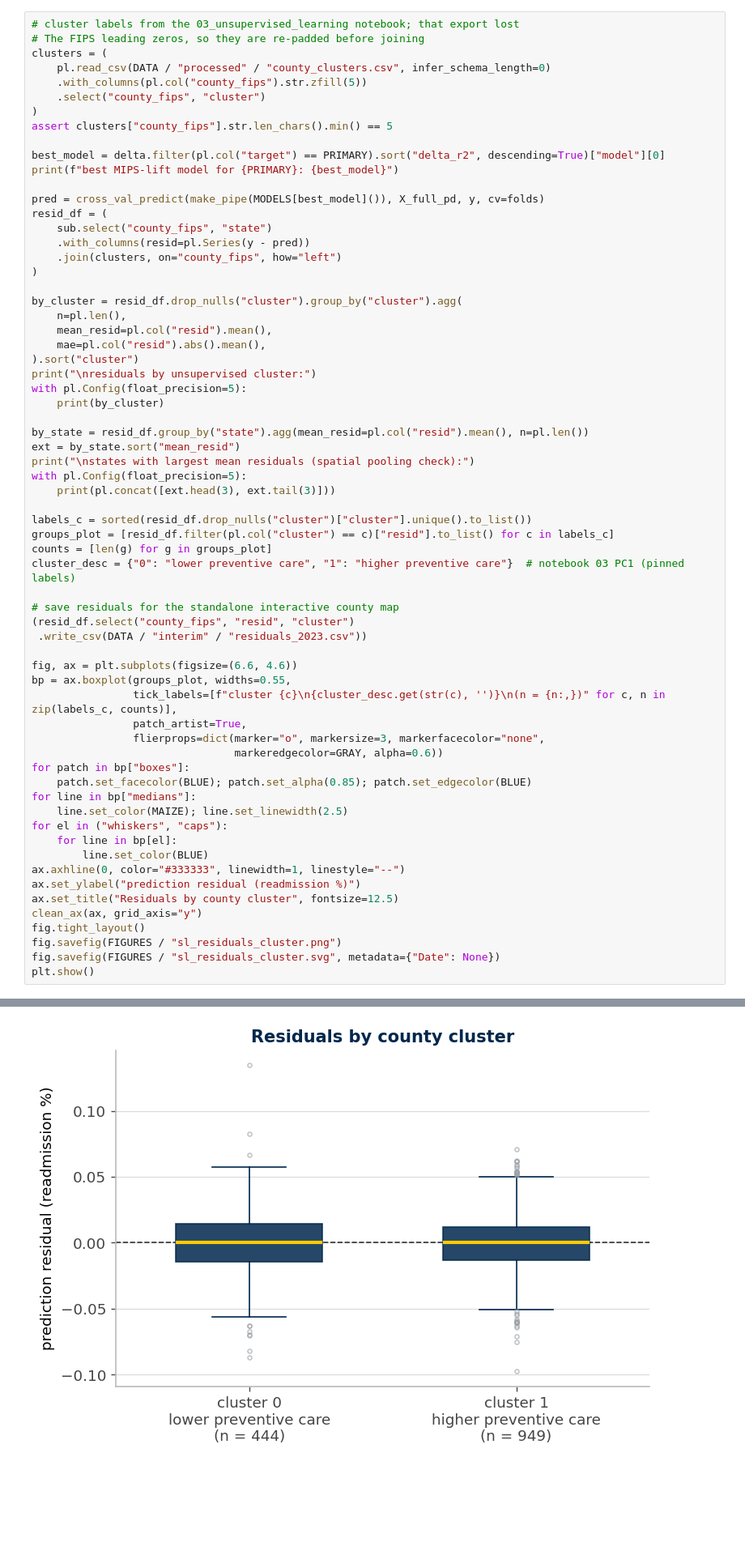
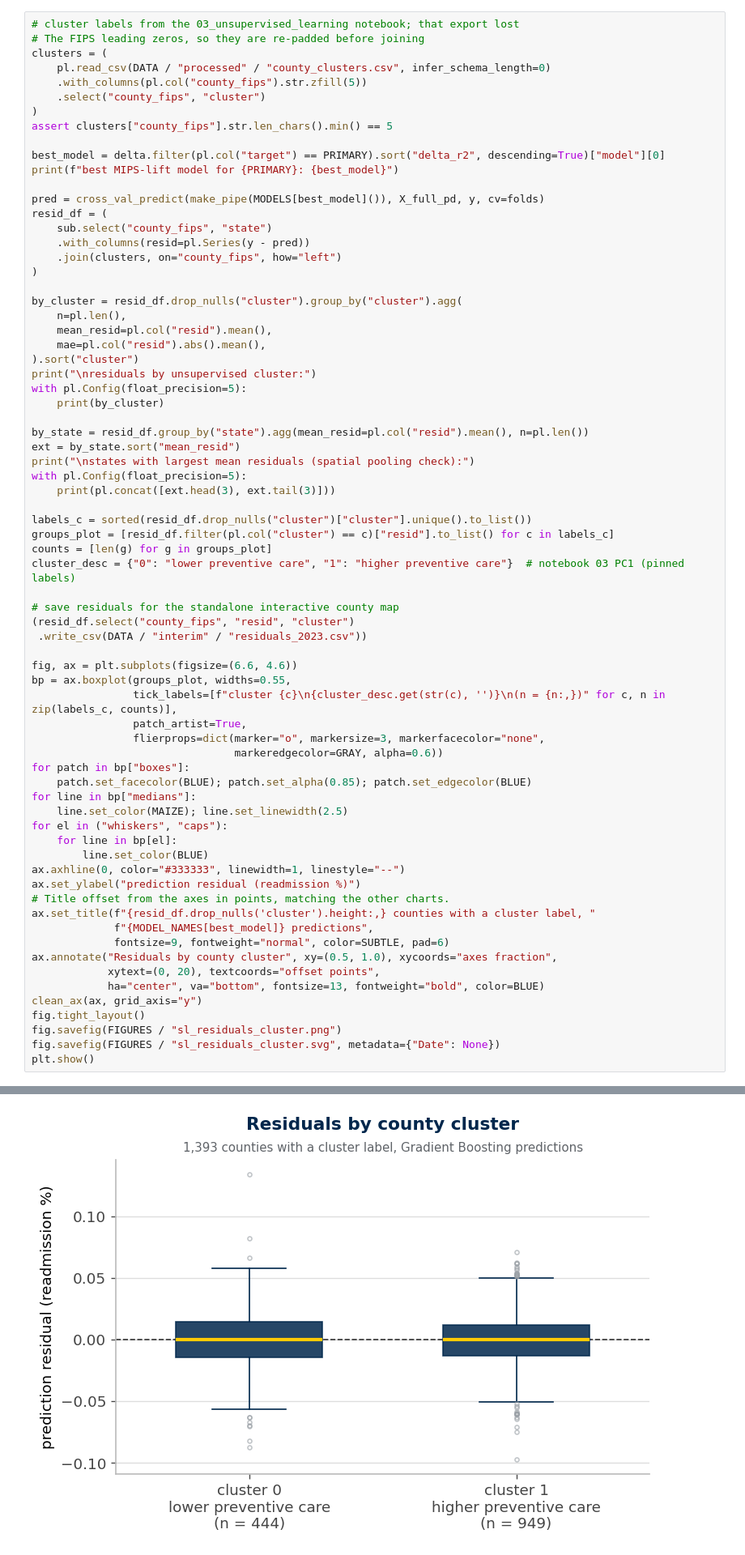
Before and after one commit to memckay/mads-capstone, a Jupyter notebook: notebooks/04_supervised_learning.ipynb, the cells around one changed output, grey strips where cells are left out. Shown at 81% size. Cells and saved outputs as stored; diff of their text form; blank space fills up the shorter version.

```diff
--- a/notebooks/04_supervised_learning.ipynb
+++ b/notebooks/04_supervised_learning.ipynb
@@ -1268,35 +1285,41 @@ for patch in bp["boxes"]:
 for line in bp["medians"]:
     line.set_color(MAIZE); line.set_linewidth(2.5)
 for el in ("whiskers", "caps"):
     for line in bp[el]:
         line.set_color(BLUE)
 ax.axhline(0, color="#333333", linewidth=1, linestyle="--")
 ax.set_ylabel("prediction residual (readmission %)")
-ax.set_title("Residuals by county cluster", fontsize=12.5)
+# Title offset from the axes in points, matching the other charts.
+ax.set_title(f"{resid_df.drop_nulls('cluster').height:,} counties with a cluster label, "
+             f"{MODEL_NAMES[best_model]} predictions",
+             fontsize=9, fontweight="normal", color=SUBTLE, pad=6)
+ax.annotate("Residuals by county cluster", xy=(0.5, 1.0), xycoords="axes fraction",
+            xytext=(0, 20), textcoords="offset points",
+            ha="center", va="bottom", fontsize=13, fontweight="bold", color=BLUE)
 clean_ax(ax, grid_axis="y")
 fig.tight_layout()
 fig.savefig(FIGURES / "sl_residuals_cluster.png")
 fig.savefig(FIGURES / "sl_residuals_cluster.svg", metadata={"Date": None})
 plt.show()
 # %% [output]
 best MIPS-lift model for readmission_pct: grad_boost
 
 residuals by unsupervised cluster:
 shape: (2, 4)
 ┌─────────┬─────┬────────────┬─────────┐
 │ cluster ┆ n   ┆ mean_resid ┆ mae     │
 │ ---     ┆ --- ┆ ---        ┆ ---     │
 │ str     ┆ u32 ┆ f64        ┆ f64     │
 ╞═════════╪═════╪════════════╪═════════╡
 │ 0       ┆ 444 ┆ -0.00039   ┆ 0.01806 │
 │ 1       ┆ 949 ┆ -0.00055   ┆ 0.01628 │
 └─────────┴─────┴────────────┴─────────┘
 ... (11 lines left out)
 │ 17    ┆ 0.01590    ┆ 84  │
 │ 24    ┆ 0.01711    ┆ 24  │
 │ 54    ┆ 0.01840    ┆ 36  │
 └───────┴────────────┴─────┘
-[figure, old version]
+[figure, new version]
 # %% [markdown]
 ### **11.1 Residual choropleth**
 
```
Also changed, not shown: parts of 5 cells of this notebook, 10 other files.
